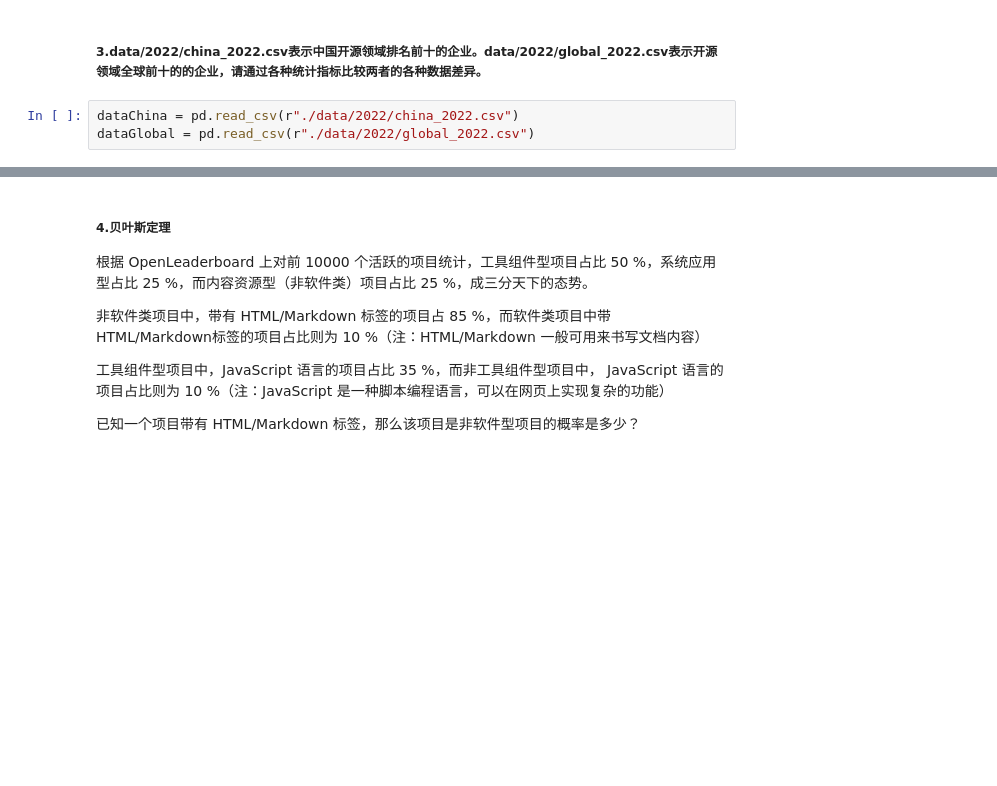
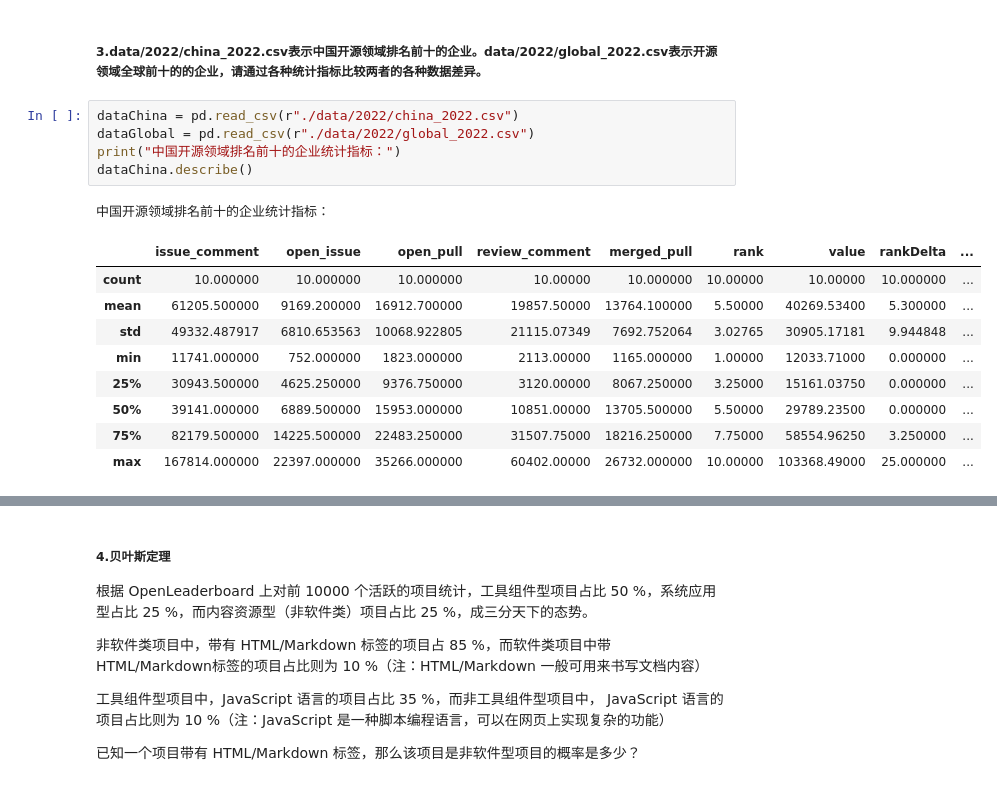
Before and after one commit to Utlyr/-, a Jupyter notebook: homework6.ipynb, the cells around one changed output, grey strips where cells are left out. Saved outputs shown, nothing was run; the diff lists cells and outputs as text; blank space fills up the shorter version.

```diff
--- a/homework6.ipynb
+++ b/homework6.ipynb
@@ -82,3 +82,16 @@ showAveChange(changedata)
 # %%
 dataChina = pd.read_csv(r"./data/2022/china_2022.csv")
 dataGlobal = pd.read_csv(r"./data/2022/global_2022.csv")
+print("中国开源领域排名前十的企业统计指标：")
+dataChina.describe()
+# %% [output]
+中国开源领域排名前十的企业统计指标：
+|  | issue_comment | open_issue | open_pull | review_comment | merged_pull | rank | value | rankDelta | ... |
+| count | 10.000000 | 10.000000 | 10.000000 | 10.00000 | 10.000000 | 10.00000 | 10.00000 | 10.000000 | ... |
+| mean | 61205.500000 | 9169.200000 | 16912.700000 | 19857.50000 | 13764.100000 | 5.50000 | 40269.53400 | 5.300000 | ... |
+| std | 49332.487917 | 6810.653563 | 10068.922805 | 21115.07349 | 7692.752064 | 3.02765 | 30905.17181 | 9.944848 | ... |
+| min | 11741.000000 | 752.000000 | 1823.000000 | 2113.00000 | 1165.000000 | 1.00000 | 12033.71000 | 0.000000 | ... |
+| 25% | 30943.500000 | 4625.250000 | 9376.750000 | 3120.00000 | 8067.250000 | 3.25000 | 15161.03750 | 0.000000 | ... |
+| 50% | 39141.000000 | 6889.500000 | 15953.000000 | 10851.00000 | 13705.500000 | 5.50000 | 29789.23500 | 0.000000 | ... |
+| 75% | 82179.500000 | 14225.500000 | 22483.250000 | 31507.75000 | 18216.250000 | 7.75000 | 58554.96250 | 3.250000 | ... |
+| max | 167814.000000 | 22397.000000 | 35266.000000 | 60402.00000 | 26732.000000 | 10.00000 | 103368.49000 | 25.000000 | ... |
```
Also changed, not shown: parts of 3 cells of this notebook, 2 other files.
